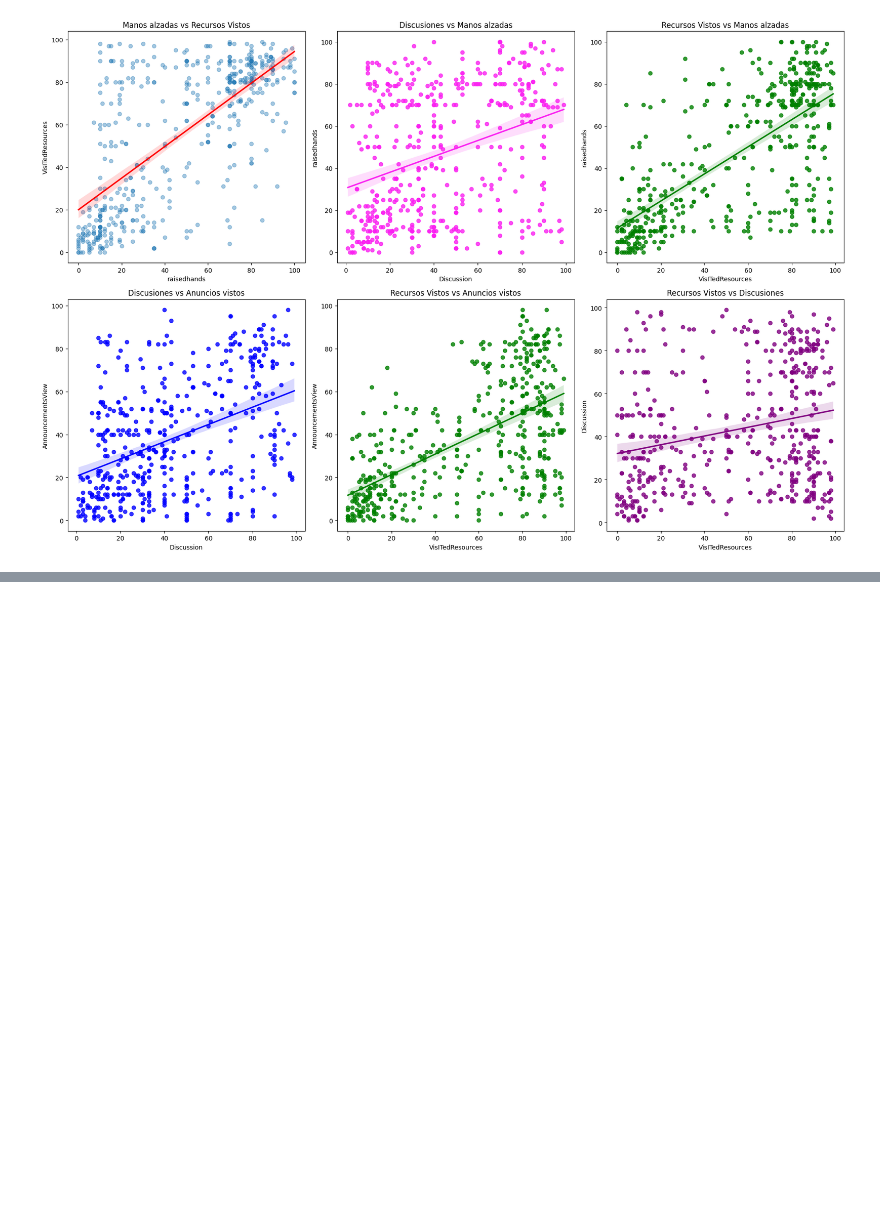
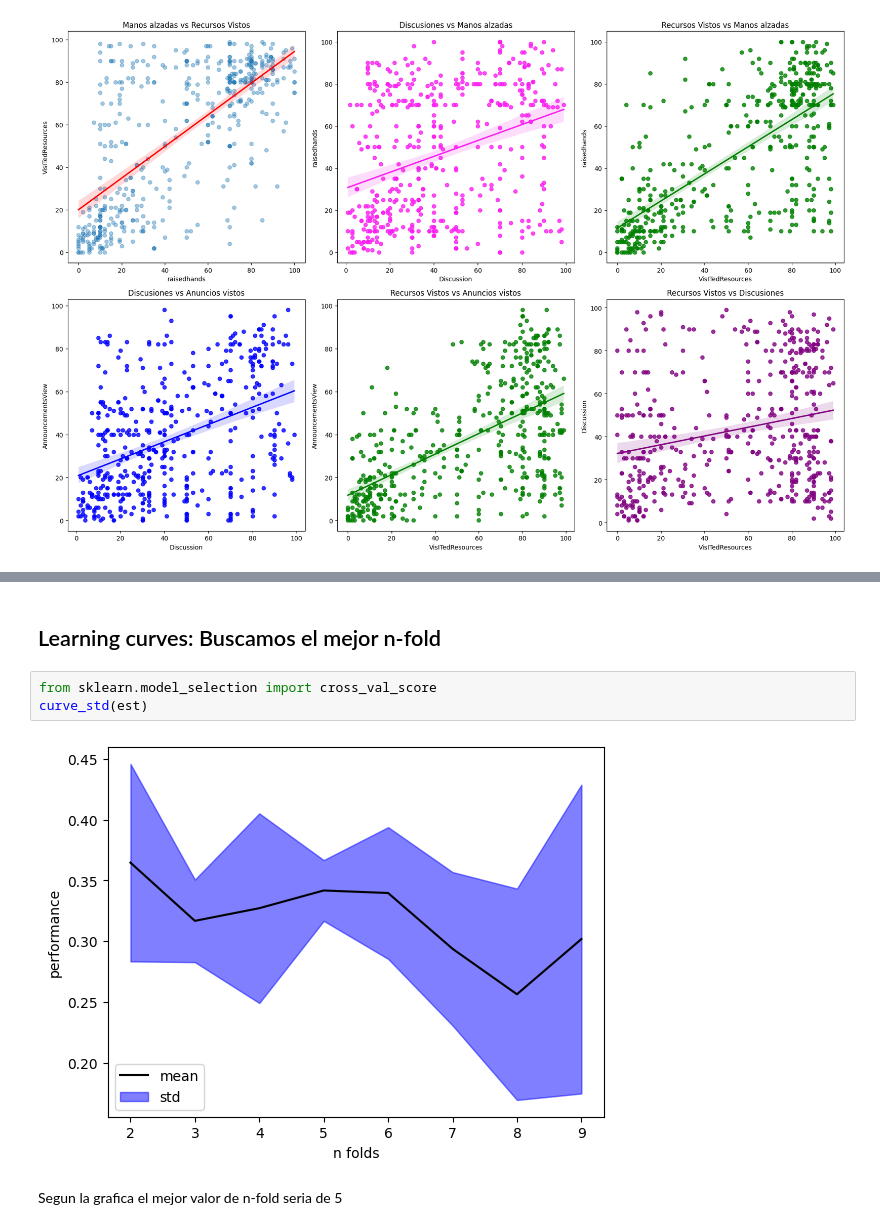
Before and after one commit to smuke123/StudentsPerfomanceAnalysis, a Jupyter notebook: Code/StudentsPerfomanceAnalysis.ipynb, the cells around one changed output, grey strips where cells are left out. Saved outputs shown, nothing was run; the diff lists cells and outputs as text; blank space fills up the shorter version.

```diff
--- a/Code/StudentsPerfomanceAnalysis.ipynb
+++ b/Code/StudentsPerfomanceAnalysis.ipynb
@@ -524,0 +432,9 @@ weighted avg       0.86      0.84      0.84        96
+# %% [markdown]
+## Learning curves: Buscamos el mejor n-fold
+# %%
+from sklearn.model_selection import cross_val_score
+curve_std(est)
+# %% [output]
+[figure, added]
+# %% [markdown]
+Segun la grafica el mejor valor de n-fold seria de 5
```
Also changed, not shown: parts of 15 cells of this notebook.
